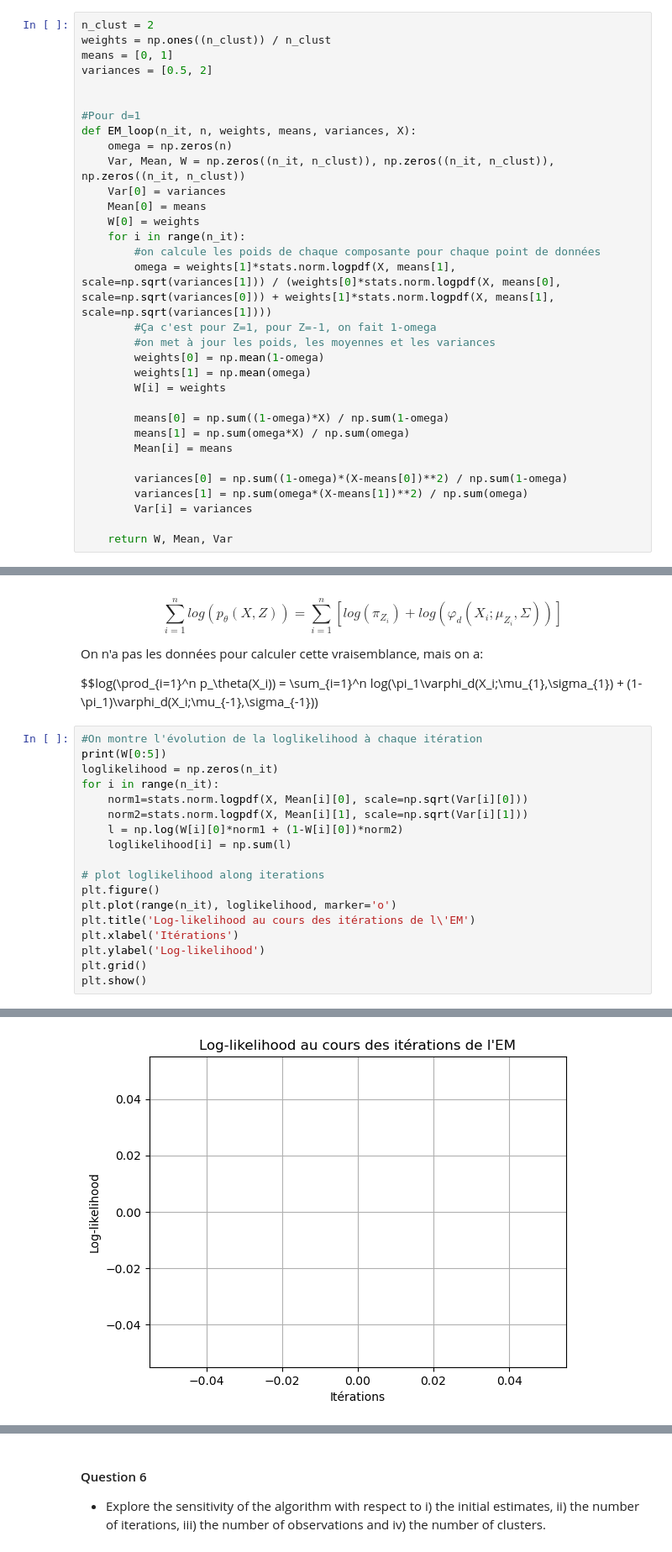
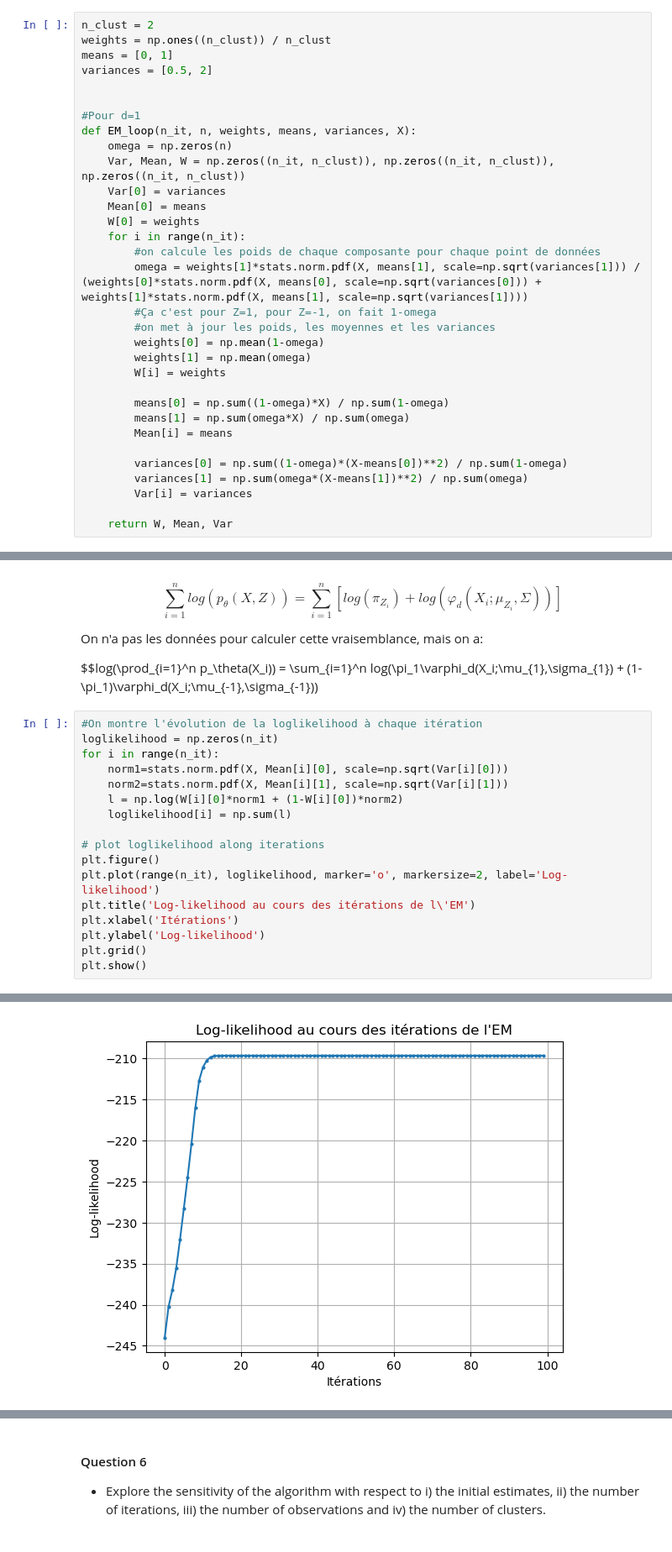
Before and after one commit to PolTibau/Statistique-Computationnelle, a Jupyter notebook: TP/TP7_ExpectationMaximization-stud.ipynb, the cells around one changed output, grey strips where cells are left out. Shown at 84% size. Cells and saved outputs as stored; diff of their text form.

```diff
--- a/TP/TP7_ExpectationMaximization-stud.ipynb
+++ b/TP/TP7_ExpectationMaximization-stud.ipynb
@@ -191,7 +191,7 @@ def EM_loop(n_it, n, weights, means, variances, X):
     W[0] = weights
     for i in range(n_it):
         #on calcule les poids de chaque composante pour chaque point de données
-        omega = weights[1]*stats.norm.logpdf(X, means[1], scale=np.sqrt(variances[1])) / (weights[0]*stats.norm.logpdf(X, means[0], scale=np.sqrt(variances[0])) + weights[1]*stats.norm.logpdf(X, means[1], scale=np.sqrt(variances[1])))
+        omega = weights[1]*stats.norm.pdf(X, means[1], scale=np.sqrt(variances[1])) / (weights[0]*stats.norm.pdf(X, means[0], scale=np.sqrt(variances[0])) + weights[1]*stats.norm.pdf(X, means[1], scale=np.sqrt(variances[1])))
         #Ça c'est pour Z=1, pour Z=-1, on fait 1-omega
         #on met à jour les poids, les moyennes et les variances
         weights[0] = np.mean(1-omega)
@@ -220,17 +220,16 @@ On n'a pas les données pour calculer cette vraisemblance, mais on a:
 $$log(\prod_{i=1}^n p_\theta(X_i)) = \sum_{i=1}^n log(\pi_1\varphi_d(X_i;\mu_{1},\sigma_{1}) + (1-\pi_1)\varphi_d(X_i;\mu_{-1},\sigma_{-1}))
 # %%
 #On montre l'évolution de la loglikelihood à chaque itération
-print(W[0:5])
 loglikelihood = np.zeros(n_it)
 for i in range(n_it):
-    norm1=stats.norm.logpdf(X, Mean[i][0], scale=np.sqrt(Var[i][0]))
-    norm2=stats.norm.logpdf(X, Mean[i][1], scale=np.sqrt(Var[i][1]))
+    norm1=stats.norm.pdf(X, Mean[i][0], scale=np.sqrt(Var[i][0]))
+    norm2=stats.norm.pdf(X, Mean[i][1], scale=np.sqrt(Var[i][1]))
     l = np.log(W[i][0]*norm1 + (1-W[i][0])*norm2)
     loglikelihood[i] = np.sum(l)
 
 # plot loglikelihood along iterations
 plt.figure()
-plt.plot(range(n_it), loglikelihood, marker='o')
+plt.plot(range(n_it), loglikelihood, marker='o', markersize=2, label='Log-likelihood')
 plt.title('Log-likelihood au cours des itérations de l\'EM')
 plt.xlabel('Itérations')
 plt.ylabel('Log-likelihood')
@@ -245 +239 @@ plt.show()
-[figure, old version]
+[figure, new version]
```
Also changed, not shown: parts of 4 cells of this notebook.
